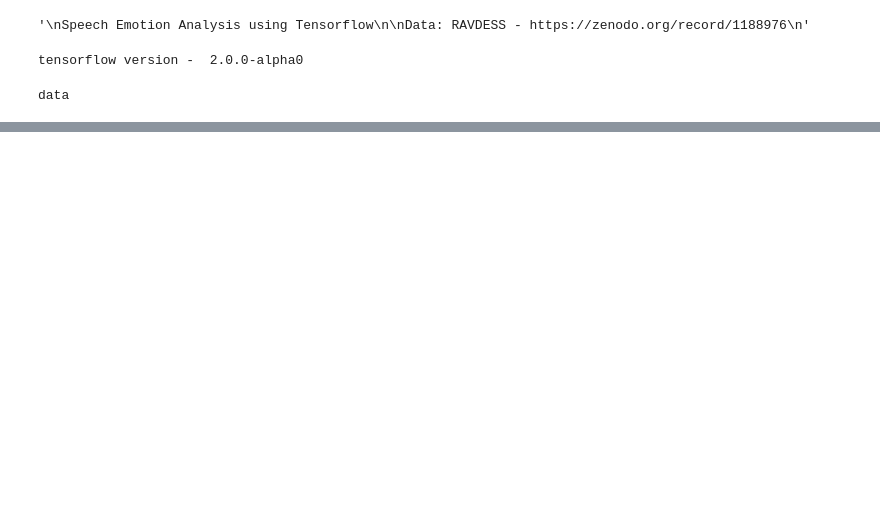
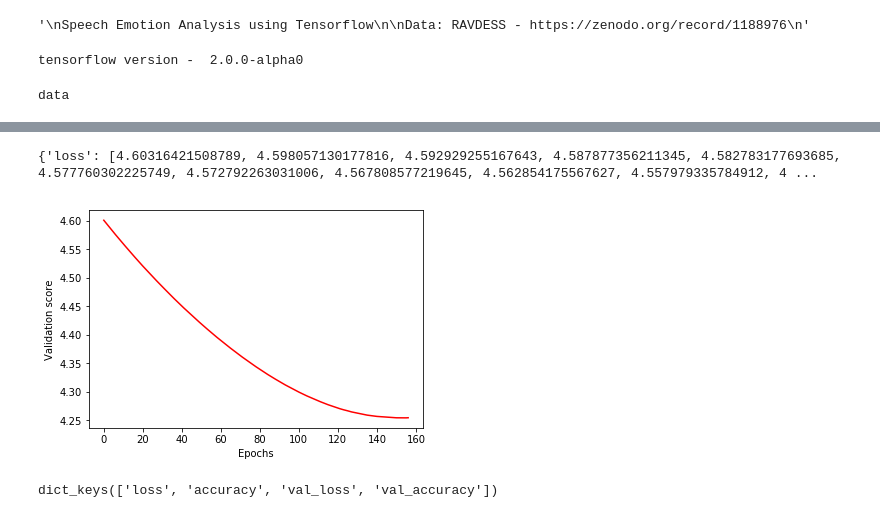
Before and after one commit to naikparag/speech-emotion-classifier-deep-learning, a Jupyter notebook: main.py.ipynb, the cells around one changed output, grey strips where cells are left out. Cells and saved outputs as stored; diff of their text form; code cells hidden in the pictures; blank space fills up the shorter version.

```diff
--- a/main.py.ipynb
+++ b/main.py.ipynb
@@ -137,0 +137,10 @@ plot_audio(df.iloc[3].path, df.iloc[5].emotion_original, df.iloc[5].gender_origi
+# %%
+mfcc_values = df['mfcc'].values
+print(mfcc_values.shape)
+
+predictors = np.empty((mfcc_values.shape[0], 2249))
+for index, row in df.filter(['mfcc'], axis=1).iterrows():
+    print(row.values)
+    np.append(predictors, row.values)
+
+print(predictors.shape)
@@ -137,0 +165,7 @@ plot_audio(df.iloc[3].path, df.iloc[5].emotion_original, df.iloc[5].gender_origi
+# %%
+import tensorflow.keras as keras
+from tensorflow.keras.utils import to_categorical
+
+target = df.filter(['emotion','gender'], axis=1)
+target = pd.get_dummies(target, columns=['emotion','gender'])
+# target.drop(['name', 'path', 'mfcc'], axis = 1 )
@@ -137,0 +193,23 @@ plot_audio(df.iloc[3].path, df.iloc[5].emotion_original, df.iloc[5].gender_origi
+# %%
+from tensorflow.keras.layers import Dense
+from tensorflow.keras.models import Sequential
+from tensorflow.keras.callbacks import EarlyStopping
+
+# Define early_stopping_monitor
+early_stopping_monitor = EarlyStopping(patience=2)
+model = Sequential()
+
+# add layers1
+model.add(Dense(2249, activation='relu', input_shape=(2249,)))
+model.add(Dense(10, activation='softmax'))
+model.compile(optimizer='sgd', loss='categorical_crossentropy', metrics=['accuracy'])
+
+# fit model
+model_training = model.fit(predictors, target, validation_split=0.25, epochs=400, callbacks=[early_stopping_monitor], verbose=False)
+# %% [output]
+{'loss': [4.60316421508789, 4.598057130177816, 4.592929255167643, 4.587877356211345, 4.582783177693685, 4.577760302225749, 4.572792263031006, 4.567808577219645, 4.562854175567627, 4.557979335784912, 4 ...
+[figure, added]
+# %%
+print(model_training.history.keys())
+# %% [output]
+dict_keys(['loss', 'accuracy', 'val_loss', 'val_accuracy'])
```
Also changed, not shown: parts of 14 cells of this notebook.
